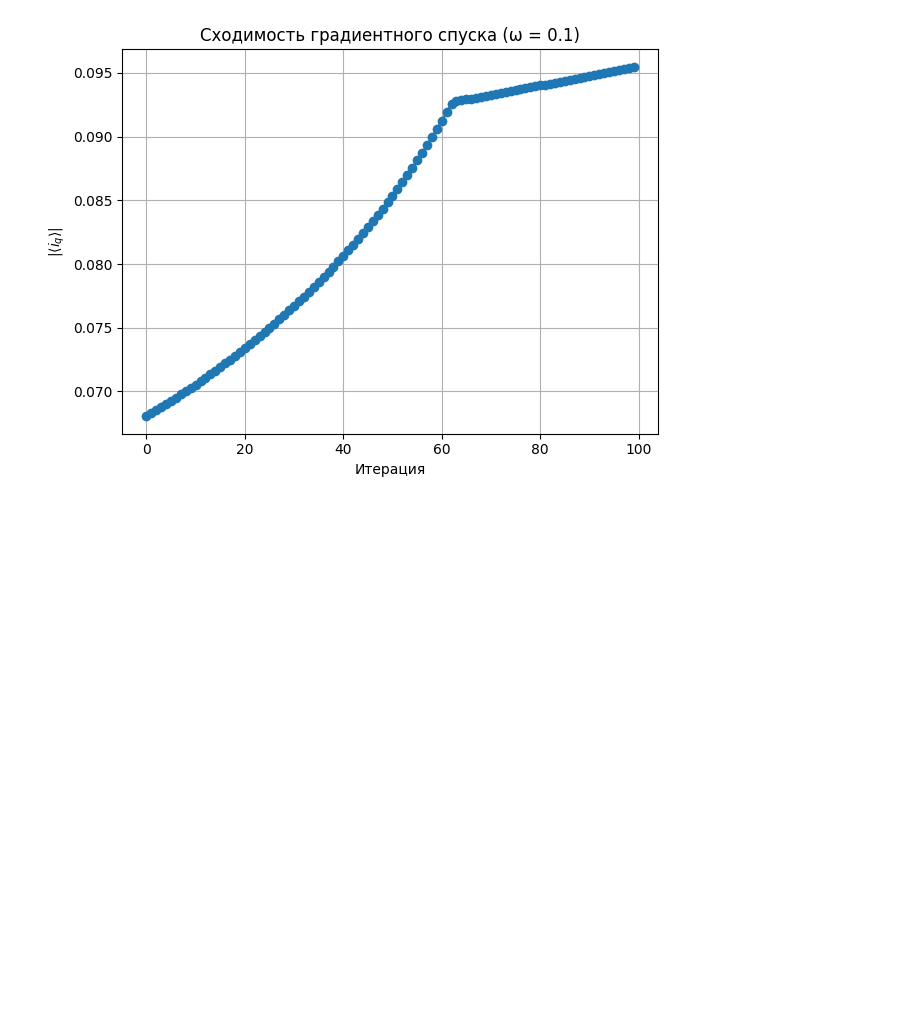
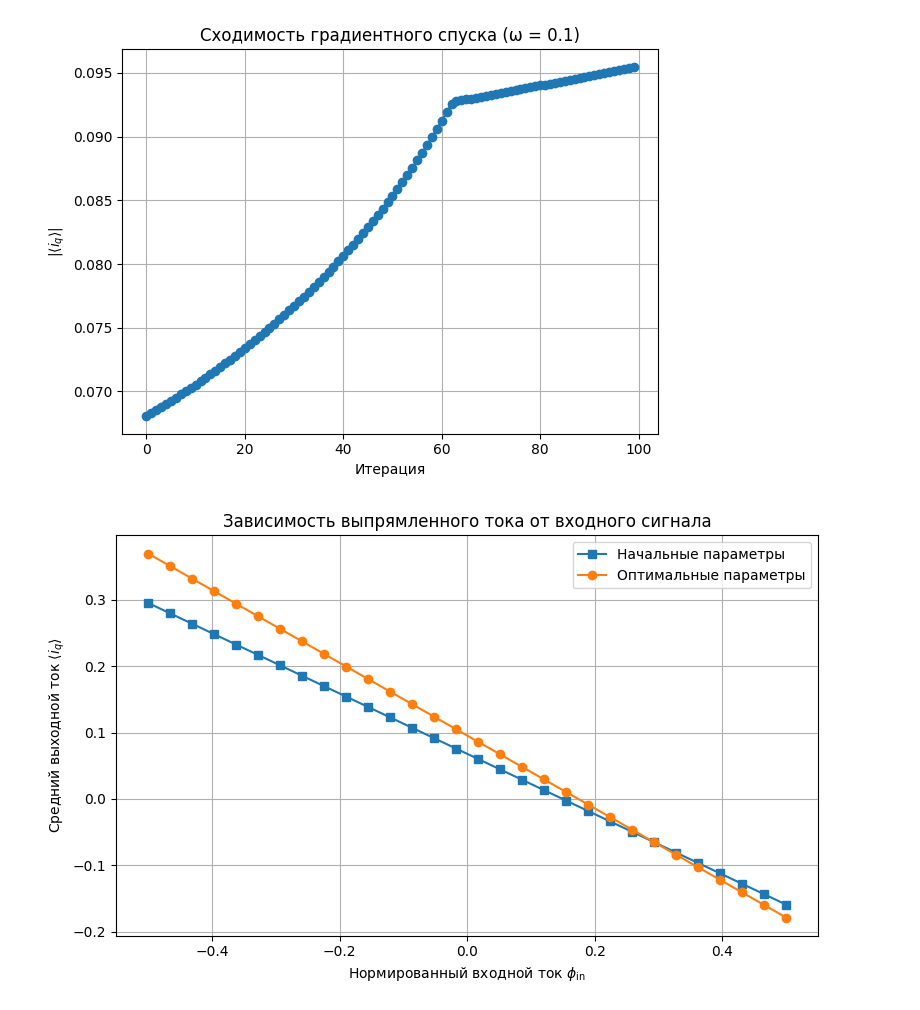
Before and after one commit to Nikralet/General, a Jupyter notebook: ЛАБА.ipynb, the cells around one changed output. Drawn from its saved outputs; the diff is of its cells as text; code cells hidden in the pictures; blank space fills up the shorter version.

```diff
--- a/ЛАБА.ipynb
+++ b/ЛАБА.ipynb
@@ -227,3 +227,37 @@ Iter 10: β_L=0.3716, β_q=1.5898, β_c=0.9000, |<iq>|=0.07055
 ['0.2000', '1.4739', '0.9003', '1.5000', '0.1000', '0.1000', '0.0000']
 Достигнутое |<iq>| = 0.09548
 [figure]
+# %%
+
+if __name__ == "__main__":
+  phi_in_vals = np.linspace(-0.5, 0.5, 30)
+
+  # а) с начальными параметрами
+  init_params = (0.4, 1.6, 0.9, 1.5, 0.1, 0.1, 0.0)
+  avg_init = []
+  for phi_in in phi_in_vals:
+      p = list(init_params)
+      p[6] = phi_in
+      avg_init.append(simulate_and_average_c(tuple(p), n_periods=50))
+
+  # б) с оптимальными параметрами
+  avg_opt = []
+  for phi_in in phi_in_vals:
+      p = list(opt_params)
+      p[6] = phi_in
+      avg_opt.append(simulate_and_average_c(tuple(p), n_periods=50))
+
+  # Построение графика
+  plt.figure(figsize=(8,5))
+  plt.plot(phi_in_vals, avg_init, 's-', label='Начальные параметры')
+  plt.plot(phi_in_vals, avg_opt, 'o-', label='Оптимальные параметры')
+  plt.xlabel(r'Нормированный входной ток $\phi_{\mathrm{in}}$')
+  plt.ylabel(r'Средний выходной ток $\langle i_q \rangle$')
+  plt.title('Зависимость выпрямленного тока от входного сигнала')
+  plt.legend()
+  plt.grid(True)
+  plt.tight_layout()
+  plt.savefig('avg_iq_vs_phi_in.png', dpi=150)
+  plt.show()
+# %% [output]
+[figure, added]
```
